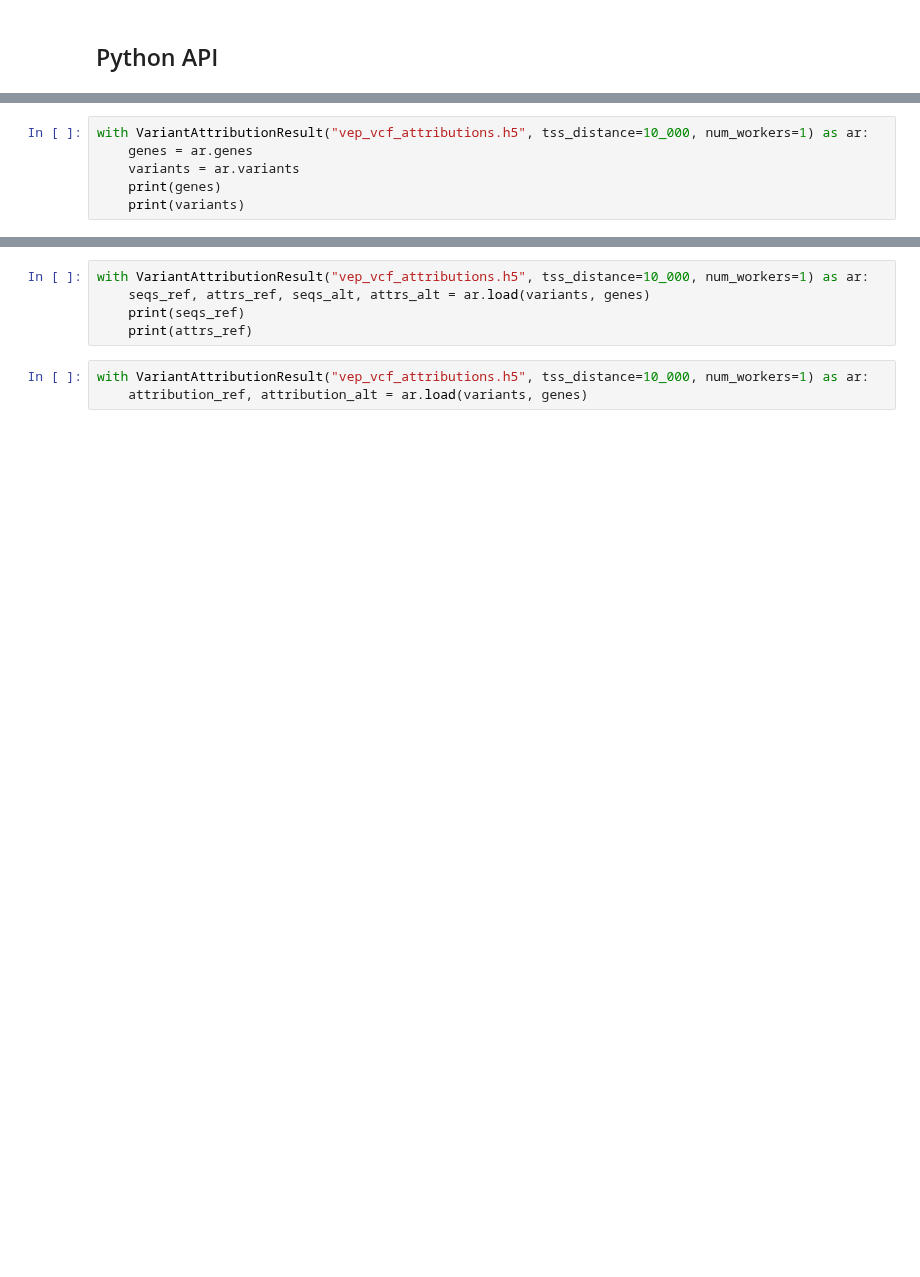
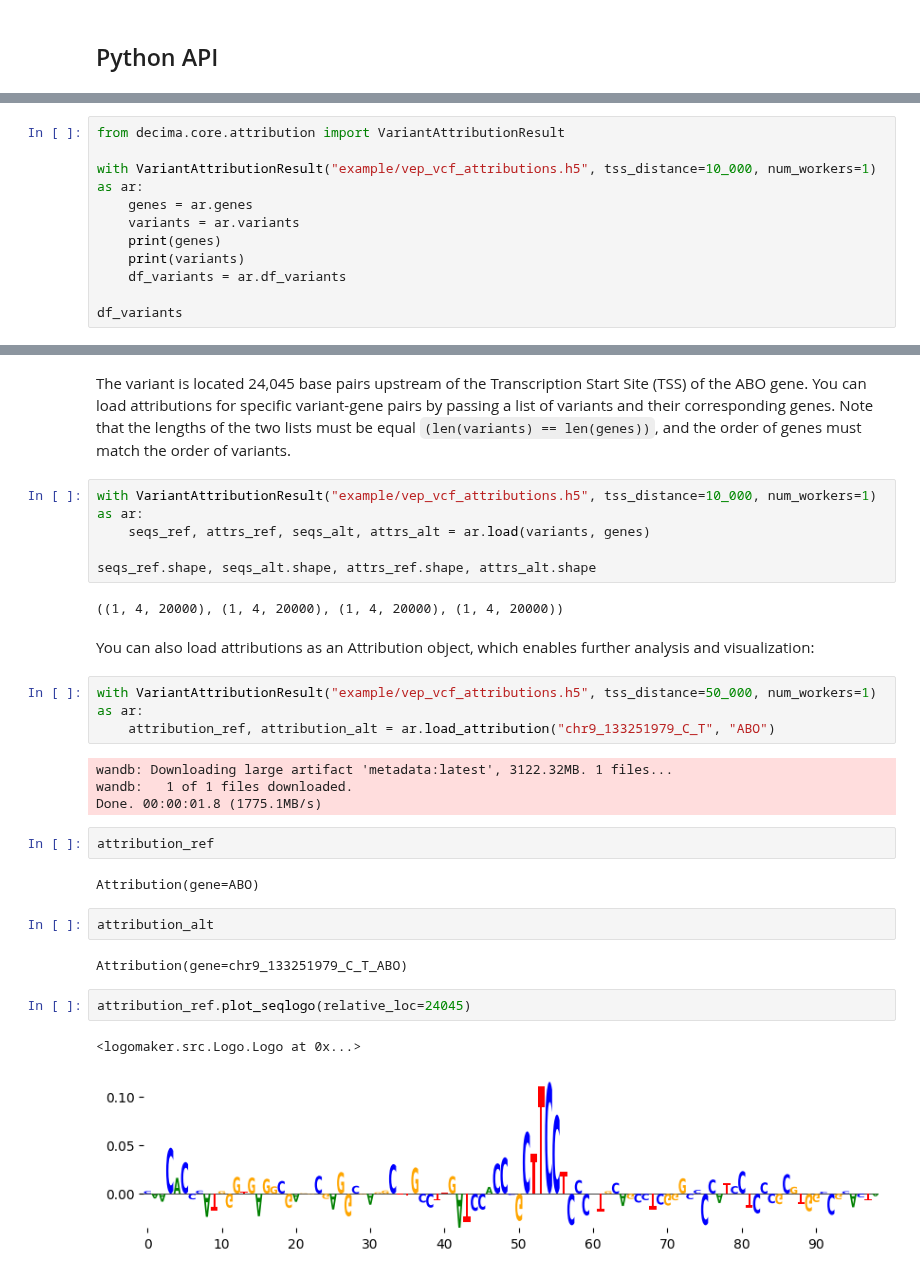
Before and after one commit to Genentech/decima, a Jupyter notebook: docs/tutorials/6-variant-effect-attribution.ipynb, the cells around one changed output, grey strips where cells are left out. Cells and saved outputs as stored; diff of their text form; blank space fills up the shorter version.

```diff
--- a/docs/tutorials/6-variant-effect-attribution.ipynb
+++ b/docs/tutorials/6-variant-effect-attribution.ipynb
@@ -51,6 +123,11 @@ with h5py.File("vep_vcf_attributions.h5", "r") as f:
 # %%
-with VariantAttributionResult("vep_vcf_attributions.h5", tss_distance=10_000, num_workers=1) as ar:
+from decima.core.attribution import VariantAttributionResult
+
+with VariantAttributionResult("example/vep_vcf_attributions.h5", tss_distance=10_000, num_workers=1) as ar:
     genes = ar.genes
     variants = ar.variants
     print(genes)
     print(variants)
+    df_variants = ar.df_variants
+
+df_variants
@@ -57,8 +139,31 @@ with VariantAttributionResult("vep_vcf_attributions.h5", tss_distance=10_000, nu
+# %% [markdown]
+The variant is located 24,045 base pairs upstream of the Transcription Start Site (TSS) of the ABO gene. You can load attributions for specific variant-gene pairs by passing a list of variants and their corresponding genes. Note that the lengths of the two lists must be equal `(len(variants) == len(genes))`, and the order of genes must match the order of variants.
 # %%
-with VariantAttributionResult("vep_vcf_attributions.h5", tss_distance=10_000, num_workers=1) as ar:
+with VariantAttributionResult("example/vep_vcf_attributions.h5", tss_distance=10_000, num_workers=1) as ar:
     seqs_ref, attrs_ref, seqs_alt, attrs_alt = ar.load(variants, genes)
-    print(seqs_ref)
-    print(attrs_ref)
+
+seqs_ref.shape, seqs_alt.shape, attrs_ref.shape, attrs_alt.shape
+# %% [output]
+((1, 4, 20000), (1, 4, 20000), (1, 4, 20000), (1, 4, 20000))
+# %% [markdown]
+You can also load attributions as an Attribution object, which enables further analysis and visualization:
 # %%
-with VariantAttributionResult("vep_vcf_attributions.h5", tss_distance=10_000, num_workers=1) as ar:
-    attribution_ref, attribution_alt = ar.load(variants, genes)
+with VariantAttributionResult("example/vep_vcf_attributions.h5", tss_distance=50_000, num_workers=1) as ar:
+    attribution_ref, attribution_alt = ar.load_attribution("chr9_133251979_C_T", "ABO")
+# %% [output]
+wandb: Downloading large artifact 'metadata:latest', 3122.32MB. 1 files...
+wandb:   1 of 1 files downloaded.
+Done. 00:00:01.8 (1775.1MB/s)
+# %%
+attribution_ref
+# %% [output]
+Attribution(gene=ABO)
+# %%
+attribution_alt
+# %% [output]
+Attribution(gene=chr9_133251979_C_T_ABO)
+# %%
+attribution_ref.plot_seqlogo(relative_loc=24045)
+# %% [output]
+<logomaker.src.Logo.Logo at 0x...>
+[figure, added]
```
Also changed, not shown: parts of 25 cells of this notebook, 11 other files.
